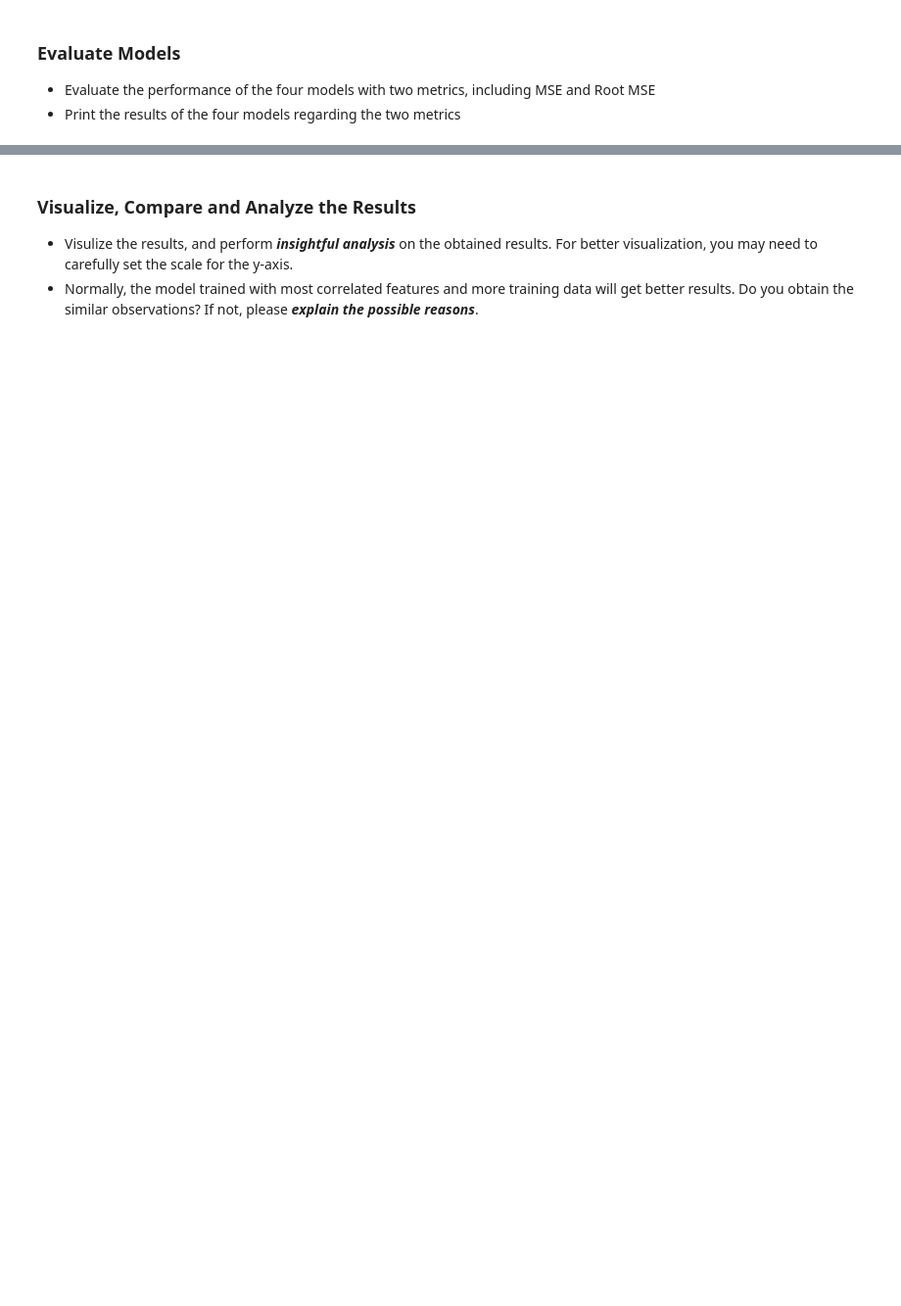
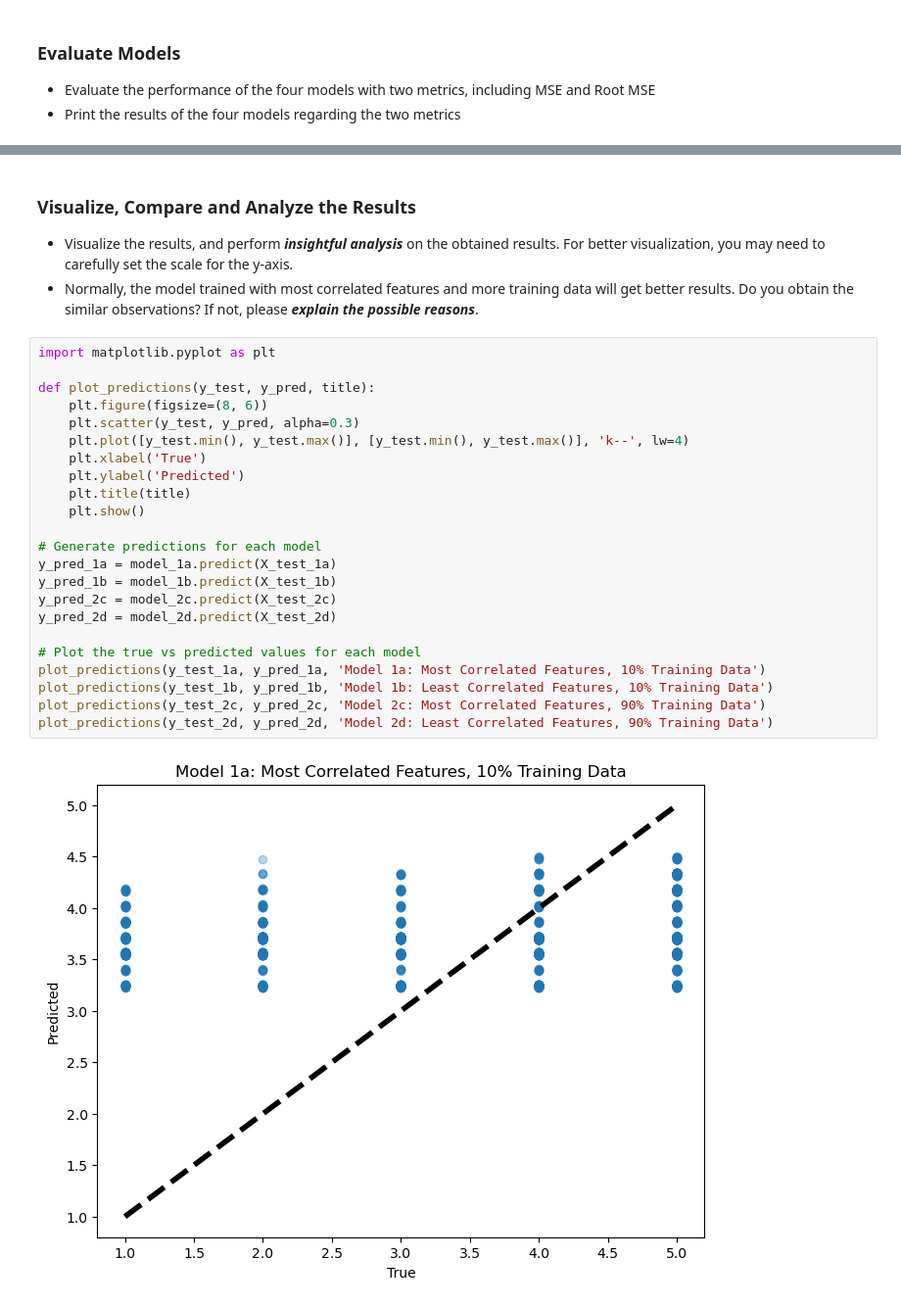
Before and after one commit to leonguyen18/MQ-Data-Science-Portfolio-2, a Jupyter notebook: new_Portfolio_2_questions_(2024_S1).ipynb, the cells around one changed output, grey strips where cells are left out. Shown at 98% size. Cells and saved outputs as stored; diff of their text form; blank space fills up the shorter version.

```diff
--- a/new_Portfolio_2_questions_(2024_S1).ipynb
+++ b/new_Portfolio_2_questions_(2024_S1).ipynb
@@ -371,4 +669,29 @@ Training and Testing set for Case 2
 # %% [markdown]
 ### Visualize, Compare and Analyze the Results
-* Visulize the results, and perform ___insightful analysis___ on the obtained results. For better visualization, you may need to carefully set the scale for the y-axis.
+* Visualize the results, and perform ___insightful analysis___ on the obtained results. For better visualization, you may need to carefully set the scale for the y-axis.
 * Normally, the model trained with most correlated features and more training data will get better results. Do you obtain the similar observations? If not, please ___explain the possible reasons___.
+# %%
+import matplotlib.pyplot as plt
+
+def plot_predictions(y_test, y_pred, title):
+    plt.figure(figsize=(8, 6))
+    plt.scatter(y_test, y_pred, alpha=0.3)
+    plt.plot([y_test.min(), y_test.max()], [y_test.min(), y_test.max()], 'k--', lw=4)
+    plt.xlabel('True')
+    plt.ylabel('Predicted')
+    plt.title(title)
+    plt.show()
+
+# Generate predictions for each model
+y_pred_1a = model_1a.predict(X_test_1a)
+y_pred_1b = model_1b.predict(X_test_1b)
+y_pred_2c = model_2c.predict(X_test_2c)
+y_pred_2d = model_2d.predict(X_test_2d)
+
+# Plot the true vs predicted values for each model
+plot_predictions(y_test_1a, y_pred_1a, 'Model 1a: Most Correlated Features, 10% Training Data')
+plot_predictions(y_test_1b, y_pred_1b, 'Model 1b: Least Correlated Features, 10% Training Data')
+plot_predictions(y_test_2c, y_pred_2c, 'Model 2c: Most Correlated Features, 90% Training Data')
+plot_predictions(y_test_2d, y_pred_2d, 'Model 2d: Least Correlated Features, 90% Training Data')
+# %% [output]
+[figure, added]
```
Also changed, not shown: parts of 39 cells of this notebook, 1 other file.
